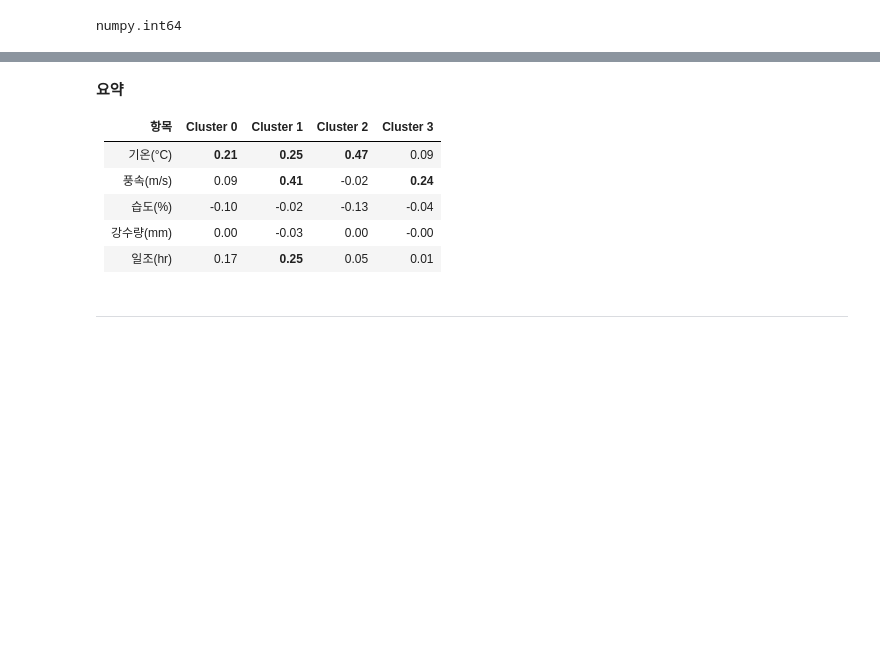
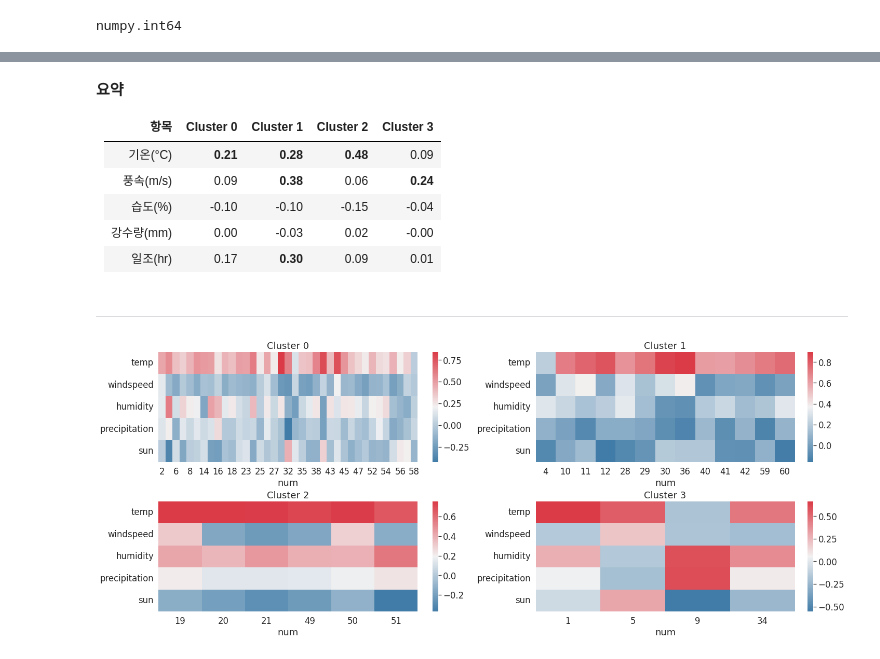
Before and after one commit to yeon42/Datathon, a Jupyter notebook: 혜지/clustering_weather.ipynb, the cells around one changed output, grey strips where cells are left out. Saved outputs shown, nothing was run; the diff lists cells and outputs as text; code cells hidden in the pictures; blank space fills up the shorter version.

```diff
--- a/혜지/clustering_weather.ipynb
+++ b/혜지/clustering_weather.ipynb
@@ -282,10 +172,39 @@ dtype: float64
 
 |항목|Cluster 0|Cluster 1|Cluster 2|Cluster 3|
 |:---:|:---:|:---:|:---:|:---:|
-|기온(°C)|**0.21**|**0.25**|**0.47**|0.09|
-|풍속(m/s)|0.09|**0.41**|-0.02|**0.24**|
-|습도(%)|-0.10|-0.02|-0.13|-0.04|
-|강수량(mm)|0.00|-0.03|0.00|-0.00|
-|일조(hr)|0.17|**0.25**|0.05|0.01|
+|기온(°C)|**0.21**|**0.28**|**0.48**|0.09|
+|풍속(m/s)|0.09|**0.38**|0.06|**0.24**|
+|습도(%)|-0.10|-0.10|-0.15|-0.04|
+|강수량(mm)|0.00|-0.03|0.02|-0.00|
+|일조(hr)|0.17|**0.30**|0.09|0.01|
 # %% [markdown]
 ---
+# %%
+corrs4 = []
+for c in range(4):
+    data = new_train[new_train['cluster'] == c]
+    nums = data['num'].unique()
+    data = data.groupby(['num', 'date'])[['energy','temp','windspeed','humidity','precipitation','sun']].mean().reset_index()
+
+    corrs = []
+    for num in nums:
+        corr = []
+        corr.append(num)
+        for col in ['temp','windspeed','humidity','precipitation','sun']:
+            corr.append(spearmanr(data.loc[data.num == num, col], data.loc[data.num == num, 'energy']).correlation)
+        corrs.append(corr)
+    corrs4.append(corrs)
+
+
+fig = plt.figure(figsize = (20, 8), constrained_layout=True)
+for i, corrs in enumerate(corrs4):
+    data = pd.DataFrame(np.array(corrs), columns = ['num','temp','windspeed','humidity','precipitation','sun'])
+    data['num'] = data['num'].astype(int)
+    data = data.set_index('num')
+
+    sns.set(font_scale = 1.5)
+    plt.subplot(2, 2, i+1)
+    sns.heatmap(data.transpose(), cmap = sns.diverging_palette(240, 10, as_cmap=True))
+    plt.title(f'Cluster {i}')
+# %% [output]
+[figure, added]
```
Also changed, not shown: parts of 20 cells of this notebook.
